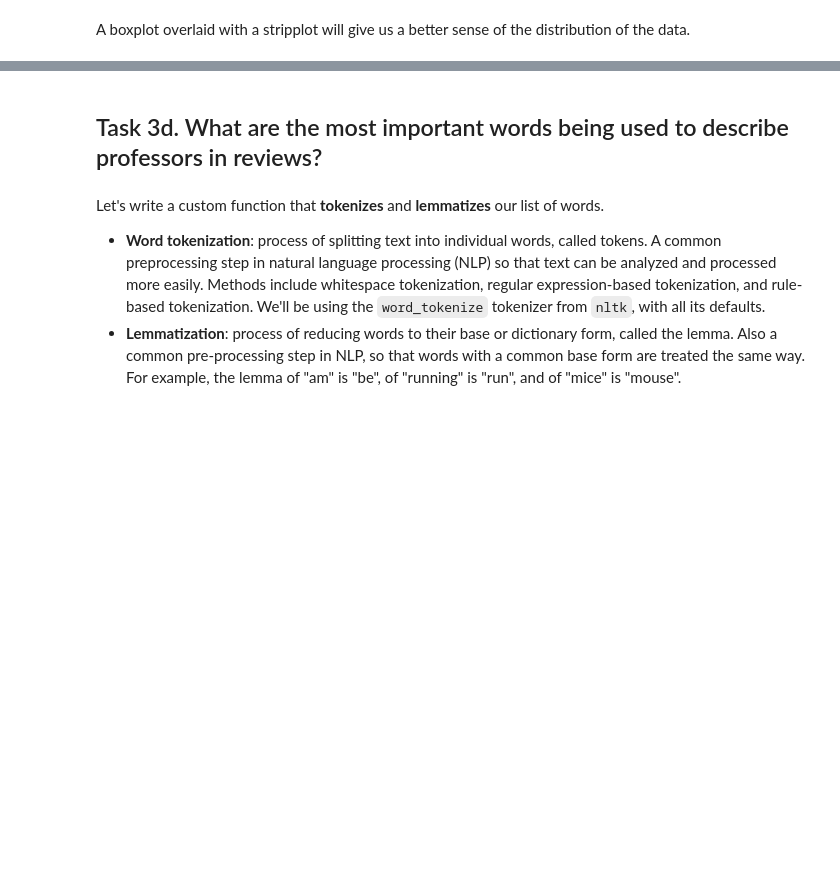
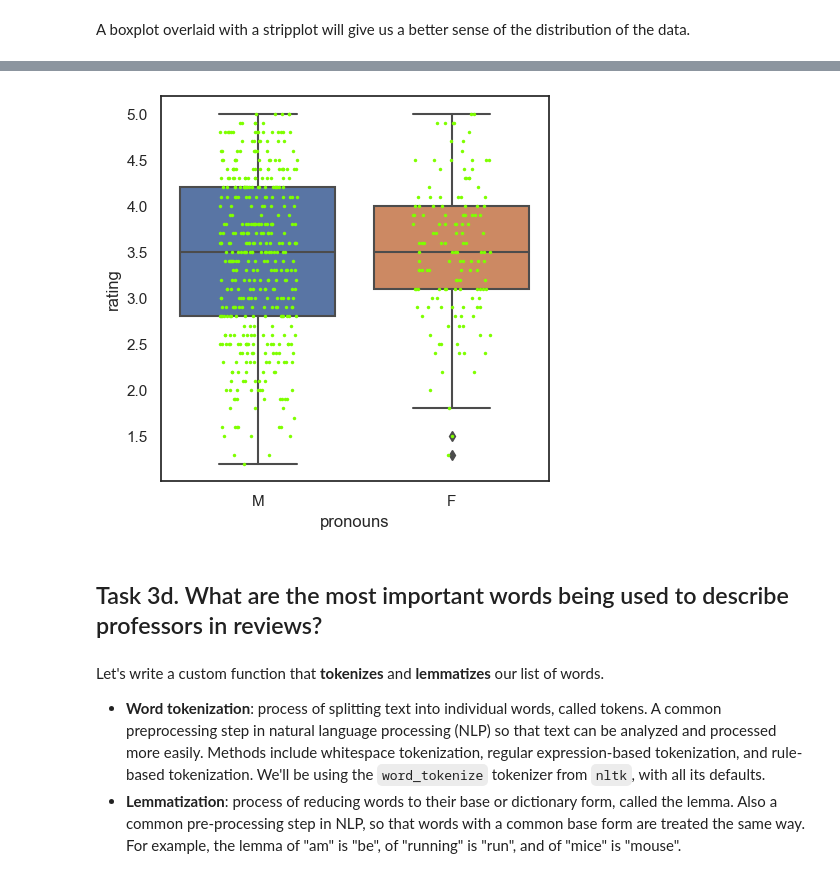
Before and after one commit to SirTee12/Gender-Bias-Text-Analysis, a Jupyter notebook: Gender-Bias-Text-Analysis.ipynb, the cells around one changed output, grey strips where cells are left out. Cells and saved outputs as stored; diff of their text form; code cells hidden in the pictures; blank space fills up the shorter version.

```diff
--- a/Gender-Bias-Text-Analysis.ipynb
+++ b/Gender-Bias-Text-Analysis.ipynb
@@ -212,3 +219,13 @@ plt.show()
+# %%
+plt.figure(figsize=(5,5))
+sns.boxplot(data = prof_review, x = 'pronouns',
+           y = 'rating')
+sns.stripplot(x = 'pronouns', y = 'rating',
+             data = prof_review, color = 'chartreuse',
+            size = 2.5, jitter=0.2)
+plt.show()
+# %% [output]
+[figure, added]
 # %% [markdown]
 ## Task 3d. What are the most important words being used to describe professors in reviews?
 # %% [markdown]
```
Also changed, not shown: parts of 5 cells of this notebook.
